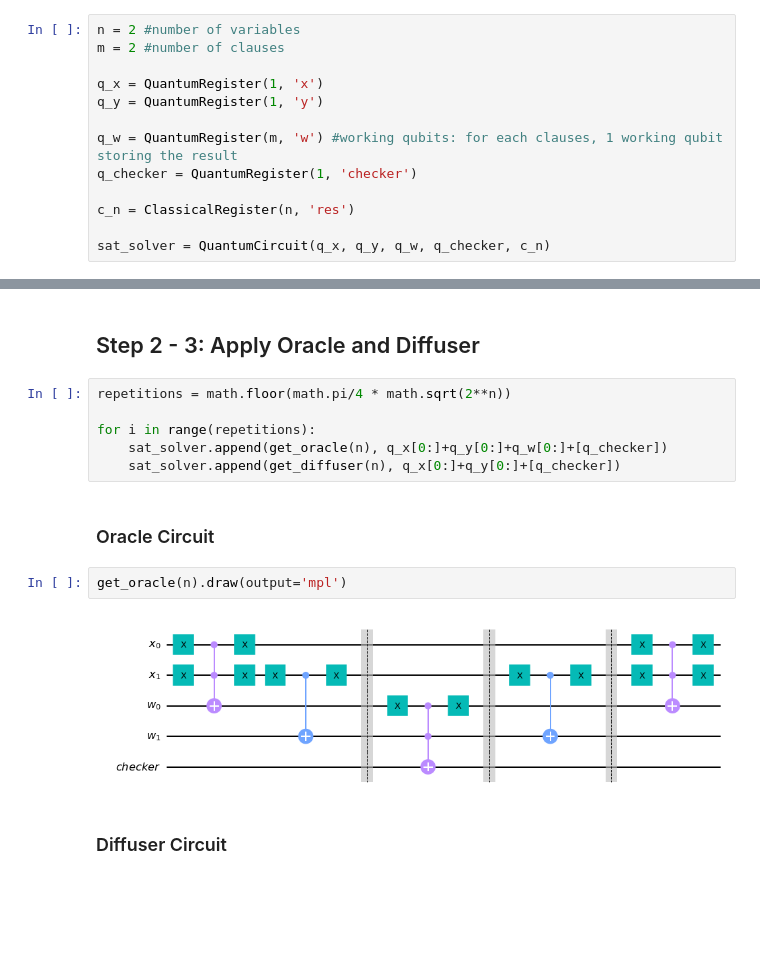
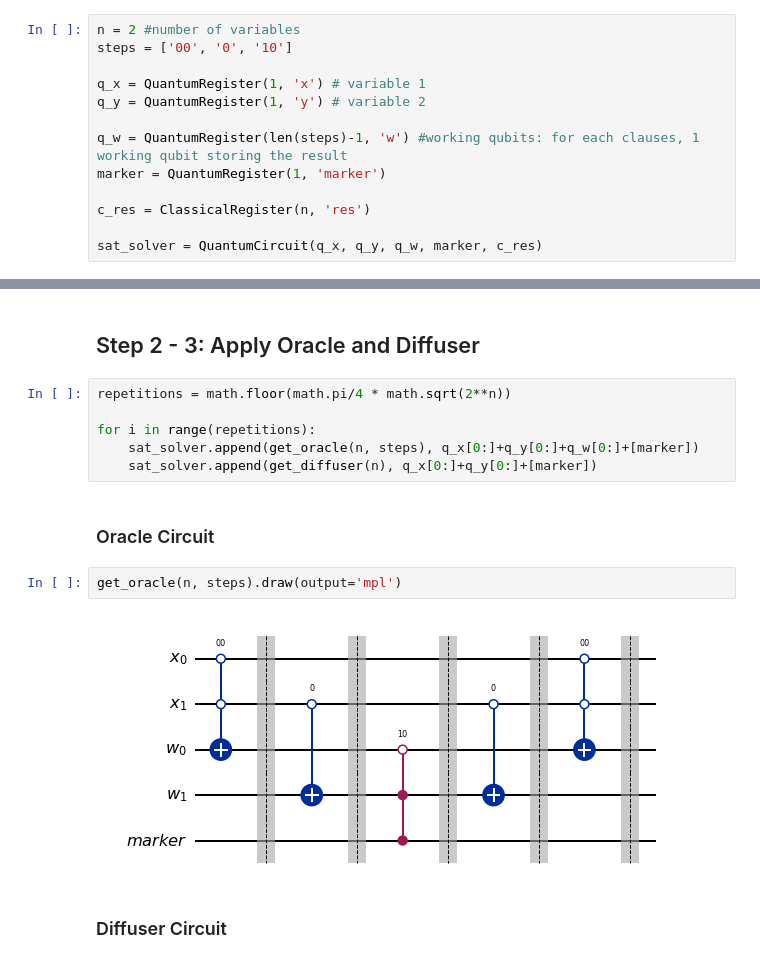
Before and after one commit to Brotherhood94/behind_oracles_medium, a Jupyter notebook: Oracle SAT 1 Solution.ipynb, the cells around one changed output, grey strips where cells are left out. Saved outputs shown, nothing was run; the diff lists cells and outputs as text; blank space fills up the shorter version.

```diff
--- a/Oracle SAT 1 Solution.ipynb
+++ b/Oracle SAT 1 Solution.ipynb
@@ -107,14 +98,14 @@ def get_oracle(n_var):
 # Quantum Circuit for the SAT instance
 # %%
 n = 2 #number of variables
-m = 2 #number of clauses
+steps = ['00', '0', '10']
 
-q_x = QuantumRegister(1, 'x')
-q_y = QuantumRegister(1, 'y')
+q_x = QuantumRegister(1, 'x') # variable 1
+q_y = QuantumRegister(1, 'y') # variable 2
 
-q_w = QuantumRegister(m, 'w') #working qubits: for each clauses, 1 working qubit storing the result
-q_checker = QuantumRegister(1, 'checker')
+q_w = QuantumRegister(len(steps)-1, 'w') #working qubits: for each clauses, 1 working qubit storing the result
+marker = QuantumRegister(1, 'marker')
 
-c_n = ClassicalRegister(n, 'res')
+c_res = ClassicalRegister(n, 'res')
 
-sat_solver = QuantumCircuit(q_x, q_y, q_w, q_checker, c_n)
+sat_solver = QuantumCircuit(q_x, q_y, q_w, marker, c_res)
@@ -131,14 +128,14 @@ sat_solver.h(q_y)
 repetitions = math.floor(math.pi/4 * math.sqrt(2**n))
 
 for i in range(repetitions):
-    sat_solver.append(get_oracle(n), q_x[0:]+q_y[0:]+q_w[0:]+[q_checker])
-    sat_solver.append(get_diffuser(n), q_x[0:]+q_y[0:]+[q_checker])
+    sat_solver.append(get_oracle(n, steps), q_x[0:]+q_y[0:]+q_w[0:]+[marker])
+    sat_solver.append(get_diffuser(n), q_x[0:]+q_y[0:]+[marker])
 # %% [markdown]
 ### Oracle Circuit
 # %%
-get_oracle(n).draw(output='mpl')
+get_oracle(n, steps).draw(output='mpl')
 # %% [output]
-[figure, old version]
+[figure, new version]
 # %% [markdown]
 ### Diffuser Circuit
 # %%
```
Also changed, not shown: parts of 10 cells of this notebook, 1 other file.
